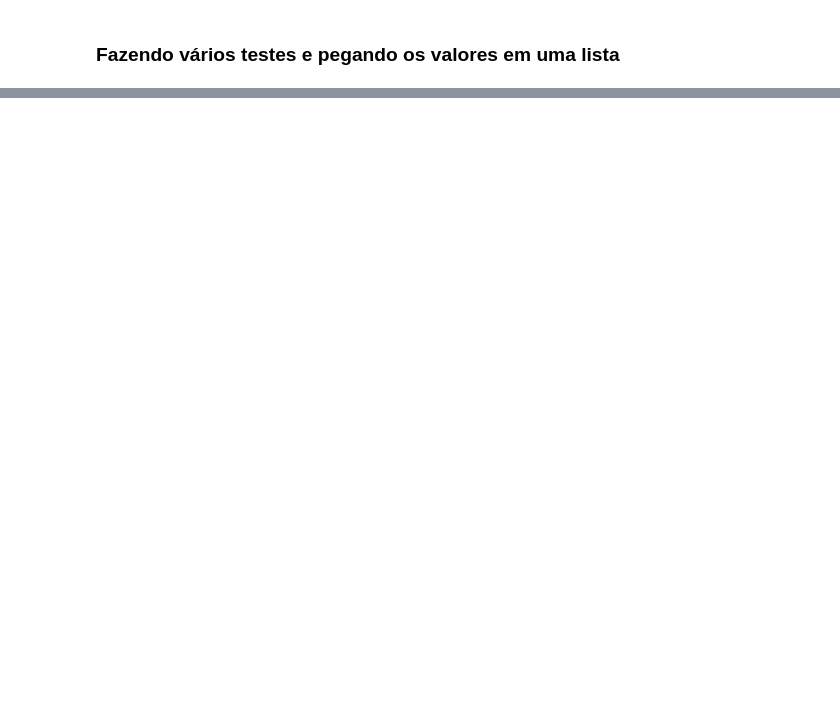
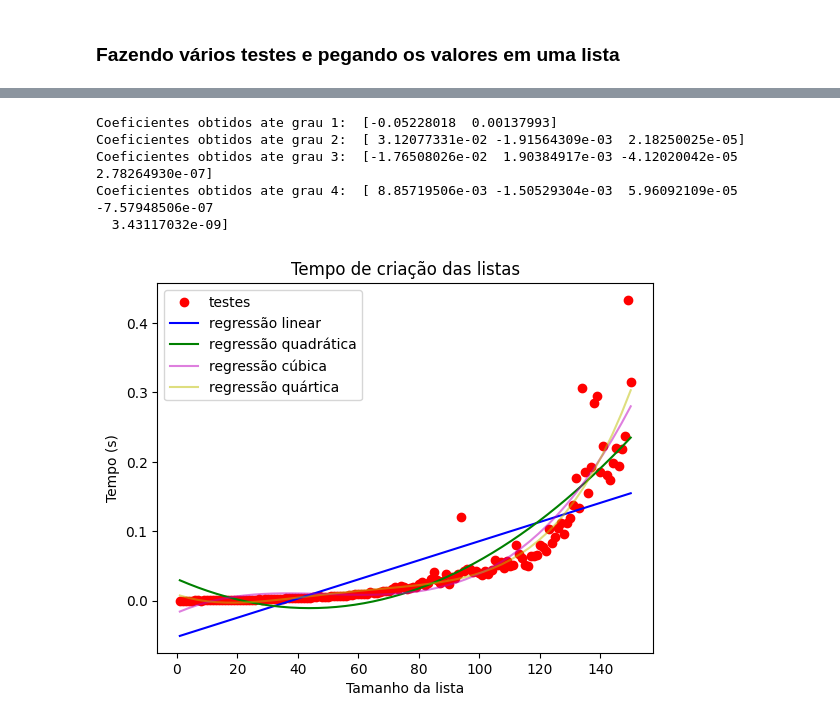
Before and after one commit to elison-maiko/PYCALC, a Jupyter notebook: 11_Métodos_iterativos_para_sistemas_lineares.ipynb, the cells around one changed output, grey strips where cells are left out. Drawn from its saved outputs; the diff is of its cells as text; code cells hidden in the pictures; blank space fills up the shorter version.

Commit message:
estudo da pratica 10, não concluído ainda

```diff
--- a/11_Métodos_iterativos_para_sistemas_lineares.ipynb
+++ b/11_Métodos_iterativos_para_sistemas_lineares.ipynb
@@ -126,0 +200,64 @@ TypeError: list indices must be integers or slices, not tuple
+# %%
+x , y = np.array(dados_gauss_seidel[:,0]) , np.array(dados_gauss_seidel[:,1])
+m = len(x)
+dom = np.linspace(np.min(x),np.max(x))
+ymin=min(y)
+ymax=max(y)
+
+coef=np.zeros((5,5))
+
+plt.plot(x,y,'ro')
+
+def pot(j):
+  def f(x): return x**j
+  return f
+
+num_testes=5
+Funcoes_teste = [[pot(j) for j in range(k+1)] for k in range(num_testes)]
+
+for k in range(1,num_testes):
+  M = np.array([[Funcoes_teste[k][j](x[i]) for j in range(k + 1)]
+                for i in range(m)])
+  #Resolve M^tM*alpha = M^ty por escalonamento
+  alpha = np.linalg.solve(M.transpose() @ M, M.transpose() @ y)
+  print(f"Coeficientes obtidos grau {k}: ", alpha)
+
+  for l in range (0,k+1):
+    coef[k,l]=alpha[l]
+
+  fun_aproximada = lambda x : sum(\
+      [alpha[j]*Funcoes_teste[k][j](x) for j in range(k+1)]\
+    )
+  ran = [fun_aproximada(t) for t in dom]
+  ymin=min([ymin]+ ran)
+  ymax=max([ymax]+ ran)
+
+
+ran1 = [coef[1,0] + coef[1,1]*t for t in dom]
+
+plt.plot(dom, ran1, 'b')
+
+ran2 = [coef[2,0] + coef[2,1]*t + coef[2,2]*t*t for t in dom]
+plt.plot(dom, ran2, 'g')
+
+ran3 = [coef[3,0] + coef[3,1]*t + coef[3,2]*t*t + coef[3,3]*t*t*t for t in dom]
+plt.plot(dom, ran3, 'm', alpha=0.5)
+
+ran4 = [coef[4,0] + coef[4,1]*t + coef[4,2]*t*t + coef[4,3]*t*t*t + coef [4,4]*t*t*t*t for t in dom]
+plt.plot(dom, ran4, 'y', alpha=0.5)
+
+#observação : a curva de grau 3 e de grau 4 praticamente se sobrepõem, significando que os ajustes são pouco significativos após o terceiro grau
+
+
+plt.title("Tempo de criação das listas")
+plt.xlabel("Tamanho da lista")
+plt.ylabel("Tempo (s)")
+plt.legend(['testes', 'regressão linear', 'regressão quadrática','regressão cúbica','regressão quártica'], loc=2)
+plt.show()
+# %% [output]
+Coeficientes obtidos ate grau 1:  [-0.05228018  0.00137993]
+Coeficientes obtidos ate grau 2:  [ 3.12077331e-02 -1.91564309e-03  2.18250025e-05]
+Coeficientes obtidos ate grau 3:  [-1.76508026e-02  1.90384917e-03 -4.12020042e-05  2.78264930e-07]
+Coeficientes obtidos ate grau 4:  [ 8.85719506e-03 -1.50529304e-03  5.96092109e-05 -7.57948506e-07
+  3.43117032e-09]
+[figure, added]
```
Also changed, not shown: parts of 5 cells of this notebook.
